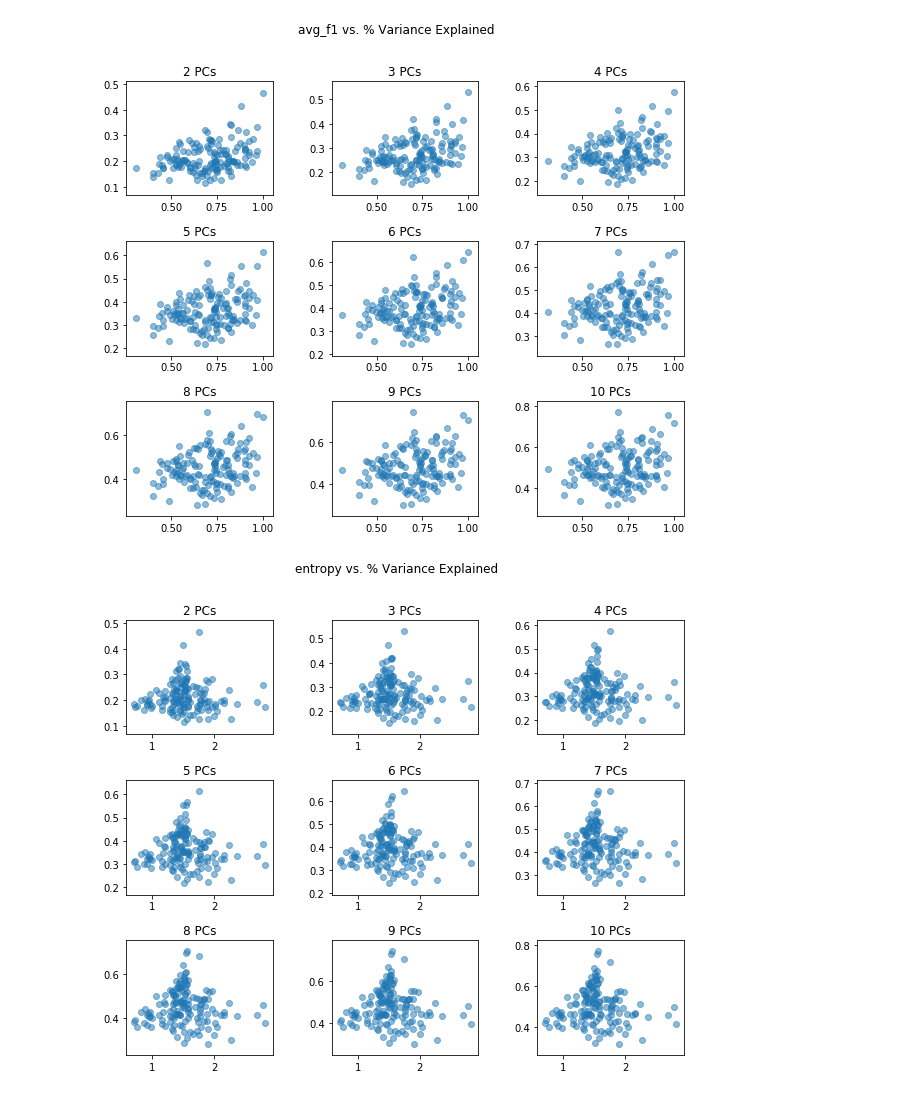
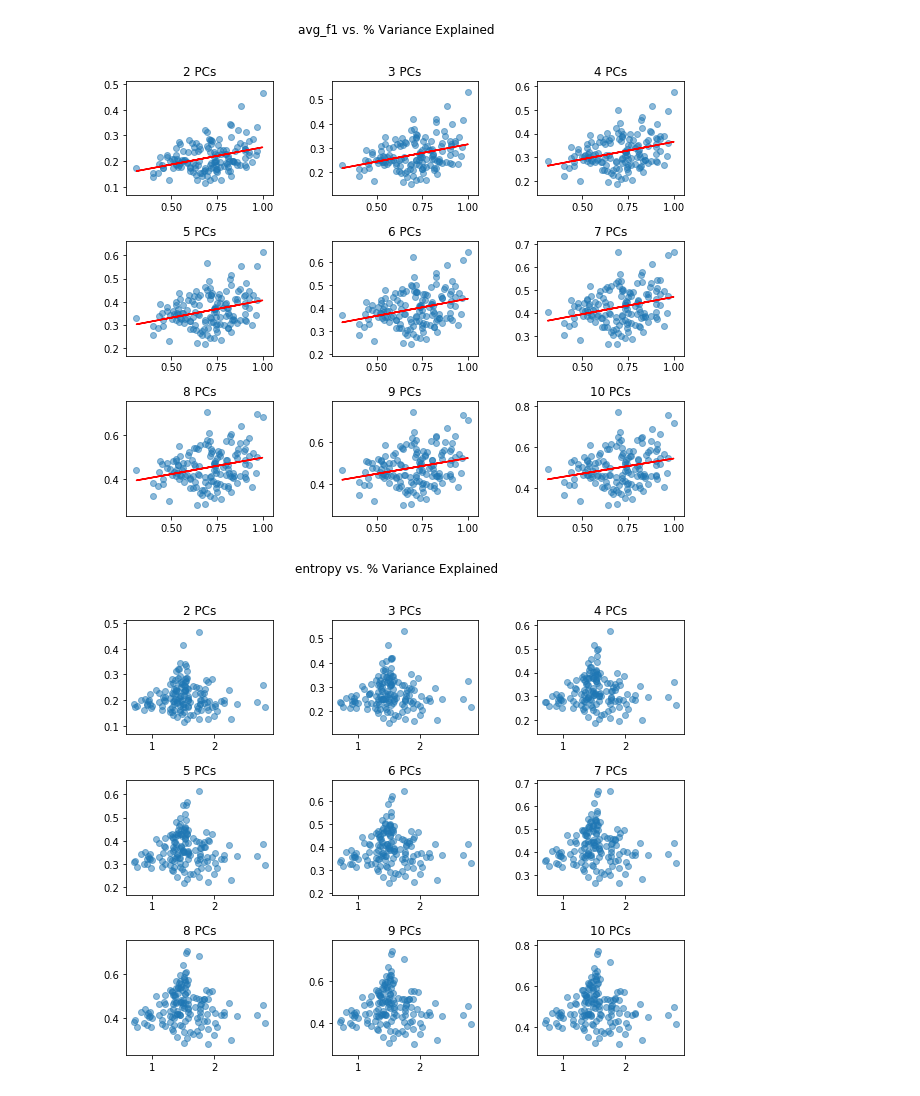
Before and after one commit to sathvikn/bert-wordsense, a Jupyter notebook: codebase/notebooks/probe-pca.ipynb, the cells around one changed output. Cells and saved outputs as stored; diff of their text form; code cells hidden in the pictures.

Commit message:
linear model for F1 vs. variance

```diff
--- a/codebase/notebooks/probe-pca.ipynb
+++ b/codebase/notebooks/probe-pca.ipynb
@@ -21,10 +22,29 @@ for w in words:
 # %%
 pc_variances = pd.DataFrame(pca_data)
 df = pc_variances.merge(perf_data, left_on = 'type', right_on = 'Lemma')
+# %%
+def plot_pca_grid(df, compare_column, fit_line = False):
+    fig = plt.figure(figsize = (10, 8))
+    fig.subplots_adjust(hspace=0.4, wspace=0.4)
+    linear_model = LinearRegression()
+    for i in range(1, 10):
+        ax = fig.add_subplot(3, 3, i)
+        pcs = i + 1
+        with_pcs = df[df['n_pcs'] == pcs]
+        x = with_pcs[compare_column]
+        y = with_pcs['pct_var_explained']
+        ax.scatter(x, y, alpha = 0.5)
+        if fit_line:
+            x = x.values.reshape(-1, 1)
+            linear_model.fit(x, y)
+            y_pred = linear_model.predict(x)
+            ax.plot(x, y_pred, color = 'red')
+        ax.title.set_text(str(pcs) + " PCs")
+    plt.suptitle(compare_column + " vs. % Variance Explained")
 # %%
-plot_pca_grid(df, 'avg_f1')
+plot_pca_grid(df, 'avg_f1', fit_line = True)
 # %% [output]
-[figure, old version]
+[figure, new version]
 # %%
 plot_pca_grid(df, 'entropy')
 # %% [output]
```
Also changed, not shown: parts of 1 cell of this notebook, 1 other file.
